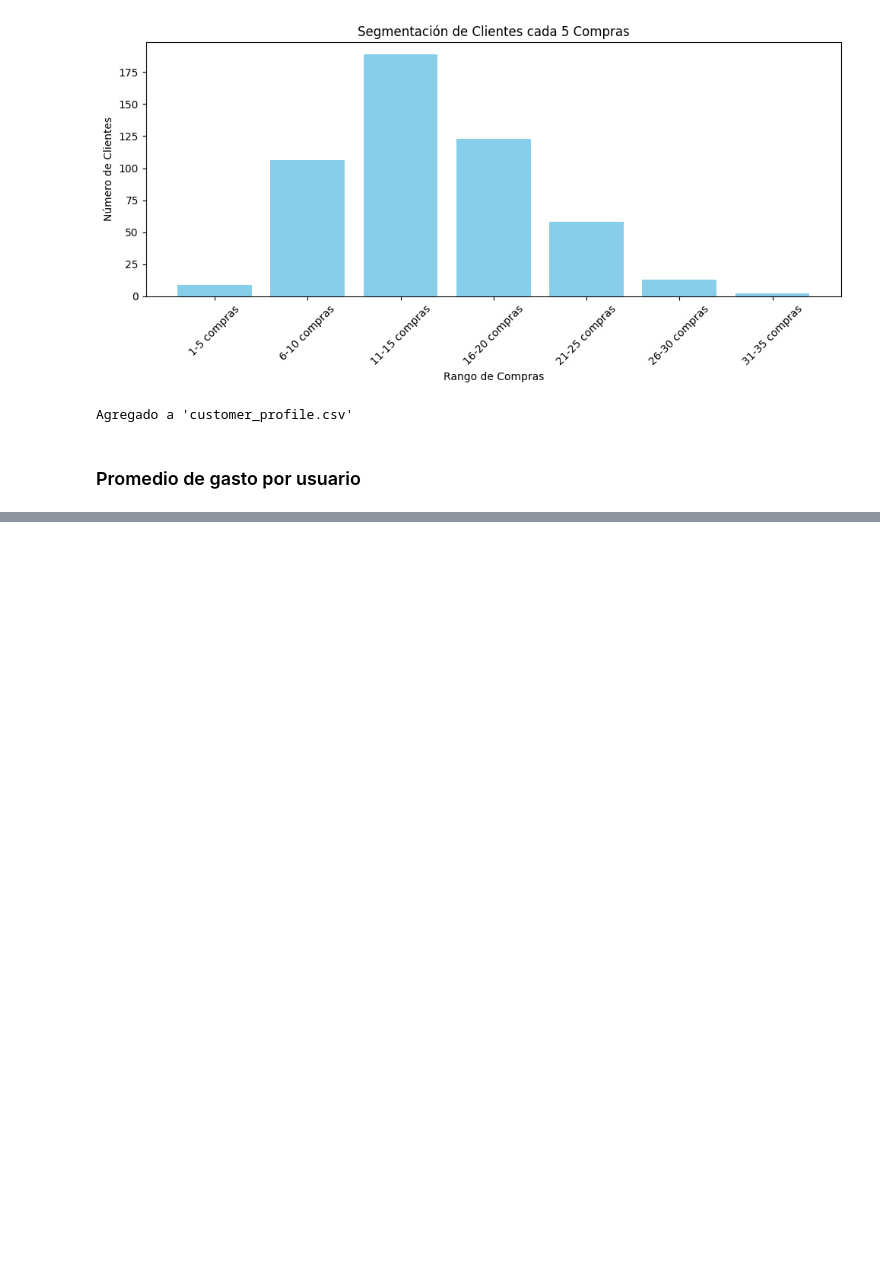
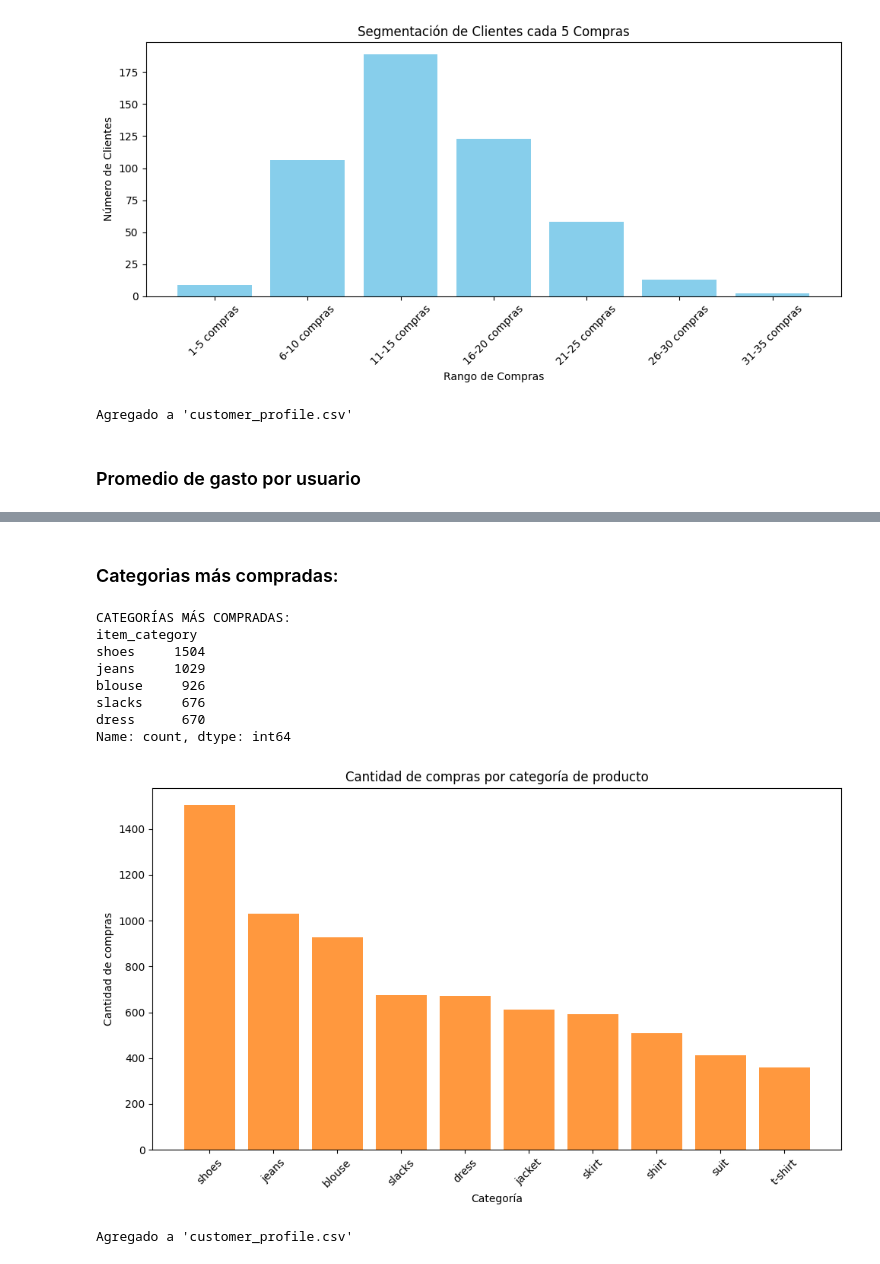
Before and after one commit to marflowersmar/ML25_MD_2025, a Jupyter notebook: src/ml25/P01_avance/Analisis_exploratorio.ipynb, the cells around one changed output, grey strips where cells are left out. Saved outputs shown, nothing was run; the diff lists cells and outputs as text; code cells hidden in the pictures; blank space fills up the shorter version.

```diff
--- a/src/ml25/P01_avance/Analisis_exploratorio.ipynb
+++ b/src/ml25/P01_avance/Analisis_exploratorio.ipynb
@@ -200,0 +260,43 @@ MergeError: Passing 'suffixes' which cause duplicate columns {'gasto_promedio_x'
+# %% [markdown]
+### Categorias más compradas:
+# %%
+# Conteo de categorías más compradas
+from matplotlib import pyplot as plt
+
+
+cat_counts = df['item_category'].value_counts()
+
+print("CATEGORÍAS MÁS COMPRADAS:")
+print(cat_counts.head())
+
+# Gráfico
+plt.figure(figsize=(10,6))
+plt.bar(cat_counts.index, cat_counts.values, color='#ff7f0e', alpha=0.8)
+plt.title("Cantidad de compras por categoría de producto")
+plt.xlabel("Categoría")
+plt.ylabel("Cantidad de compras")
+plt.xticks(rotation=45)
+plt.tight_layout()
+plt.show()
+
+# Agregar al perfil: categoría más frecuente por cliente
+cat_cliente = df.groupby('customer_id')['item_category'].agg(lambda x: x.mode()[0] if not x.mode().empty else "No specified").reset_index()
+cat_cliente.columns = ['customer_id','categoria_frecuente']
+
+customer_profile = customer_profile.drop(columns=[c for c in customer_profile.columns if c.startswith('categoria_frecuente')], errors='ignore')
+customer_profile = customer_profile.merge(cat_cliente, on='customer_id', how='left')
+customer_profile['categoria_frecuente'] = customer_profile['categoria_frecuente'].fillna("No specified")
+
+customer_profile.to_csv("customer_profile.csv", index=False)
+print("\nAgregado a 'customer_profile.csv'")
+# %% [output]
+CATEGORÍAS MÁS COMPRADAS:
+item_category
+shoes     1504
+jeans     1029
+blouse     926
+slacks     676
+dress      670
+Name: count, dtype: int64
+[figure, added]
+Agregado a 'customer_profile.csv'
```
Also changed, not shown: parts of 25 cells of this notebook, 1 other file.
